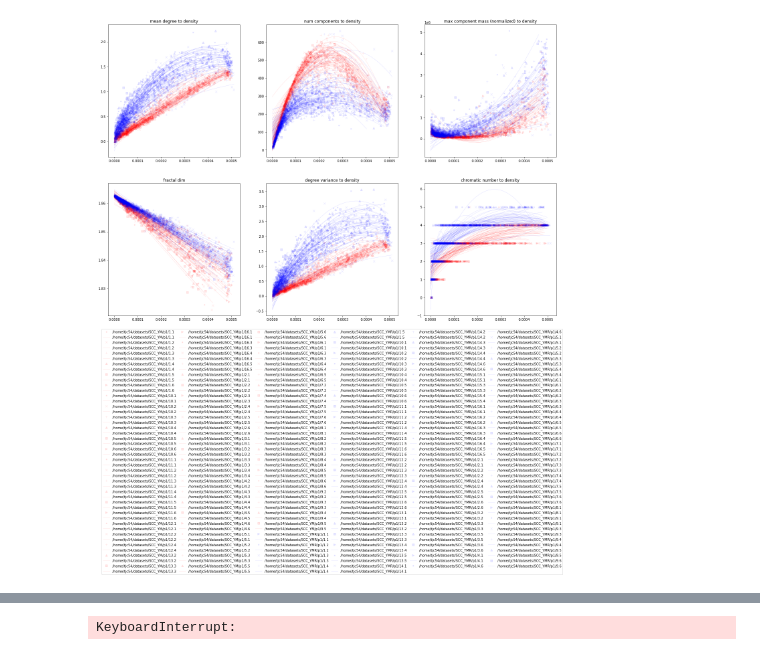
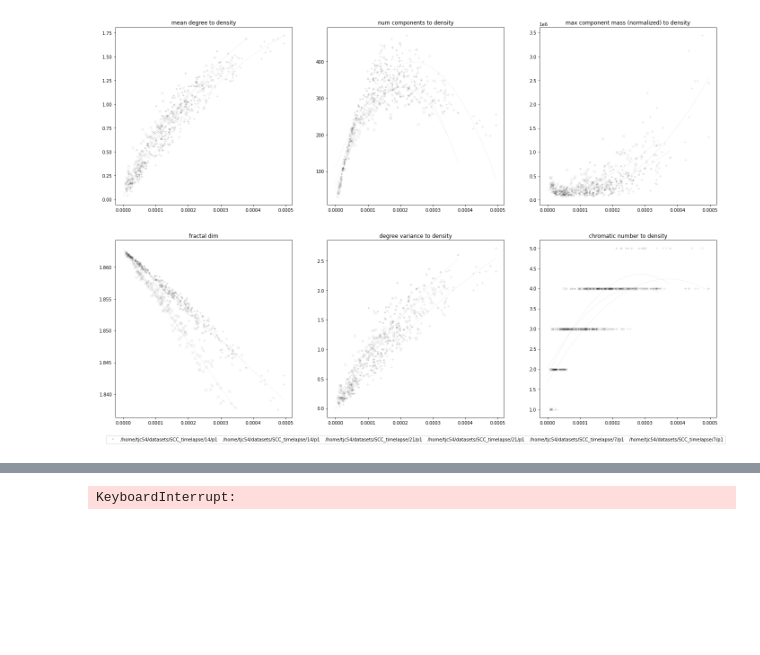
Before and after one commit to trevor-chan/research, a Jupyter notebook: morpho_scripts/PCA_scripts.ipynb, the cells around one changed output, grey strips where cells are left out. Saved outputs shown, nothing was run; the diff lists cells and outputs as text; code cells hidden in the pictures; blank space fills up the shorter version.

```diff
--- a/morpho_scripts/PCA_scripts.ipynb
+++ b/morpho_scripts/PCA_scripts.ipynb
@@ -66,3 +69,13 @@ print(len(load_lineage_list_YMR))
+# %%
+globalpath = "/Users/trevorchan/Downloads"
+
+lineage_list = []
+
+for lineage_path in tqdm(sorted(glob.glob(globalpath+"/*.lineage")), position=0, leave=True, desc = globalpath):
+    templineage = lineage_timeless(lineage_path[0:-8], lineage_path[0:-8], read=False)
+    templineage.load_object(fin = lineage_path)
+    if len(templineage.items) > 10:
+        lineage_list.append(templineage)
 # %%
 globalpath = "/Volumes/TC_backup/new_parental"
 
@@ -112,13 +152,14 @@ degvar1 = []
 degvar2 = []
 
 temp = [0,0,0,0] #temporary
+color = "c"
+alpha = 1
 
-
-def polyfit_rough(xdata,ydata,pdegree = 1, plot = False, axes = None, color = None, label = "Fit function"):
+def polyfit_rough(xdata,ydata,pdegree = 1, plot = False, axes = None, color = None, label = "Fit function", alpha = 0.2):
     popt = np.polyfit(xdata, ydata, pdegree)#---------------------------------
     if plot != False:
         t = np.linspace(0, max(xdata), 1000)
-        axes.plot(t, np.poly1d(popt)(t), label=label, color = color, linewidth = .5, alpha = 0.2)
+        axes.plot(t, np.poly1d(popt)(t), label=label, color = color, linewidth = .5, alpha = alpha)
     return popt
 
 i = 0
@@ -130,13 +171,10 @@ for lineage in lineage_list:
     degree = [degree for _,degree in sorted(zip(density,degree))]
     density = sorted(density)
     #color=next(ax1._get_lines.prop_cycler)['color']
-    if "YM/" in lineage.tag:
-        color = "r"
-    if "YMR/" in lineage.tag:
-        color = "b"
-    ax1.plot(density,degree, symbols[i%6], label = lineage.tag, color = color, alpha = 0.1)
+    color,alpha = color_picker(lineage.tag)
+    ax1.plot(density,degree, symbols[i%6], label = lineage.tag, color = color, alpha = alpha)
 
-    temp = polyfit_rough(density,degree,pdegree=2,axes = ax1, color = color, label = lineage.tag, plot = plot)
+    temp = polyfit_rough(density,degree,pdegree=2,axes = ax1, color = color, label = lineage.tag, plot = plot, alpha = alpha)
     mdeg0.append(temp[0])
     mdeg1.append(temp[1])
     mdeg2.append(temp[2])
@@ -152,13 +190,10 @@ for lineage in lineage_list:
     num_components = [num_components for _,num_components in sorted(zip(density,num_components))]
     density = sorted(density)
     #color=next(ax1._get_lines.prop_cycler)['color']
-    if "YM/" in lineage.tag:
-        color = "r"
-    if "YMR/" in lineage.tag:
-        color = "b"
-    ax2.plot(density,num_components, symbols[i%6], label = lineage.tag, color = color, alpha = 0.1)
+    color,alpha = color_picker(lineage.tag)
+    ax2.plot(density,num_components, symbols[i%6], label = lineage.tag, color = color, alpha = alpha)
 
-    temp = polyfit_rough(density,num_components,pdegree=2,axes = ax2, color = color, label = lineage.tag, plot = plot)
+    temp = polyfit_rough(density,num_components,pdegree=2,axes = ax2, color = color, label = lineage.tag, plot = plot, alpha = alpha)
     ncomp0.append(temp[0])
     ncomp1.append(temp[1])
     ncomp2.append(temp[2])
@@ -176,13 +211,11 @@ for lineage in lineage_list:
 
     max_mass = np.divide(max_mass,density)
     #color=next(ax1._get_lines.prop_cycler)['color']
-    if "YM/" in lineage.tag:
-        color = "r"
-    if "YMR/" in lineage.tag:
-        color = "b"
-    ax3.plot(density,max_mass, symbols[i%6], label = lineage.tag, color = color, alpha = 0.1)
+    color,alpha = color_picker(lineage.tag)
 
-    temp = polyfit_rough(density,max_mass,pdegree=2,axes = ax3, color = color, label = lineage.tag, plot = plot)
+    ax3.plot(density,max_mass, symbols[i%6], label = lineage.tag, color = color, alpha = alpha)
+
+    temp = polyfit_rough(density,max_mass,pdegree=2,axes = ax3, color = color, label = lineage.tag, plot = plot, alpha = alpha)
     mcompmass0.append(temp[0])
     mcompmass1.append(temp[1])
     mcompmass2.append(temp[2])
@@ -199,13 +232,11 @@ for lineage in lineage_list:
     density = sorted(density)
 
     #color=next(ax1._get_lines.prop_cycler)['color']
-    if "YM/" in lineage.tag:
-        color = "r"
-    if "YMR/" in lineage.tag:
-        color = "b"
-    ax4.plot(density,fractal_dim, symbols[i%6], label = lineage.tag, color = color, alpha = 0.1)
+    color,alpha = color_picker(lineage.tag)
 
-    temp = polyfit_rough(density,fractal_dim,pdegree=1,axes = ax4, color = color, label = lineage.tag, plot = plot)
+    ax4.plot(density,fractal_dim, symbols[i%6], label = lineage.tag, color = color, alpha = alpha)
+
+    temp = polyfit_rough(density,fractal_dim,pdegree=1,axes = ax4, color = color, label = lineage.tag, plot = plot, alpha = alpha)
     fdim0.append(temp[0])
     fdim1.append(temp[1])
     i += 1
@@ -221,46 +252,42 @@ for lineage in lineage_list:
     density = sorted(density)
 
     #degree_var = np.divide(degree_var,density)
     #color=next(ax1._get_lines.prop_cycler)['color']
-    if "YM/" in lineage.tag:
-        color = "r"
-    if "YMR/" in lineage.tag:
-        color = "b"
-    ax5.plot(density,degree_var, symbols[i%6], label = lineage.tag, color = color, alpha = 0.1)
+    color,alpha = color_picker(lineage.tag)
 
-    temp = polyfit_rough(density,degree_var,pdegree=2,axes = ax5, color = color, label = lineage.tag, plot = plot)
+    ax5.plot(density,degree_var, symbols[i%6], label = lineage.tag, color = color, alpha = alpha)
+
+    temp = polyfit_rough(density,degree_var,pdegree=2,axes = ax5, color = color, label = lineage.tag, plot = plot, alpha = alpha)
     degvar0.append(temp[0])
     degvar1.append(temp[1])
     degvar2.append(temp[2])
     i += 1
 ax5.legend(bbox_to_anchor=(-1.25, 0, 3.5, -.1), ncol=6, mode="expand", borderaxespad=0.)
 
 i = 0
 ax6.set_title("chromatic number to density")
 for lineage in lineage_list:
     #tqdm(lineage_list, desc = "chromatic number", position=0, leave=True):
     density = [network.density for network in lineage.items]
     colornum = [network.calc_chromatic() for network in lineage.items]
 
     colornum = [colornum for _,colornum in sorted(zip(density,colornum))]
     density = sorted(density)
     #color=next(ax1._get_lines.prop_cycler)['color']
-    if "YM/" in lineage.tag:
-        color = "r"
-    if "YMR/" in lineage.tag:
-        color = "b"
-    ax6.plot(density,colornum, symbols[i%6], label = lineage.tag, color = color, alpha = 0.1)
+    color,alpha = color_picker(lineage.tag)
 
-    temp = polyfit_rough(density,colornum,pdegree=2,axes = ax6, color = color, label = lineage.tag, plot = plot)
+    ax6.plot(density,colornum, symbols[i%6], label = lineage.tag, color = color, alpha = alpha)
+
+    temp = polyfit_rough(density,colornum,pdegree=2,axes = ax6, color = color, label = lineage.tag, plot = plot, alpha = alpha)
     cnum0.append(temp[0])
     cnum1.append(temp[1])
     cnum2.append(temp[2])
     i += 1
 #ax6.legend()
 
 plt.savefig("densityPlots_YM+YMR.png", dpi = 75)
 # %% [output]
-[figure, old version]
+[figure, new version]
 # %%
 #//  SINGLE CELL PROPS  //#
 
```
Also changed, not shown: parts of 15 cells of this notebook, 2 other files.
